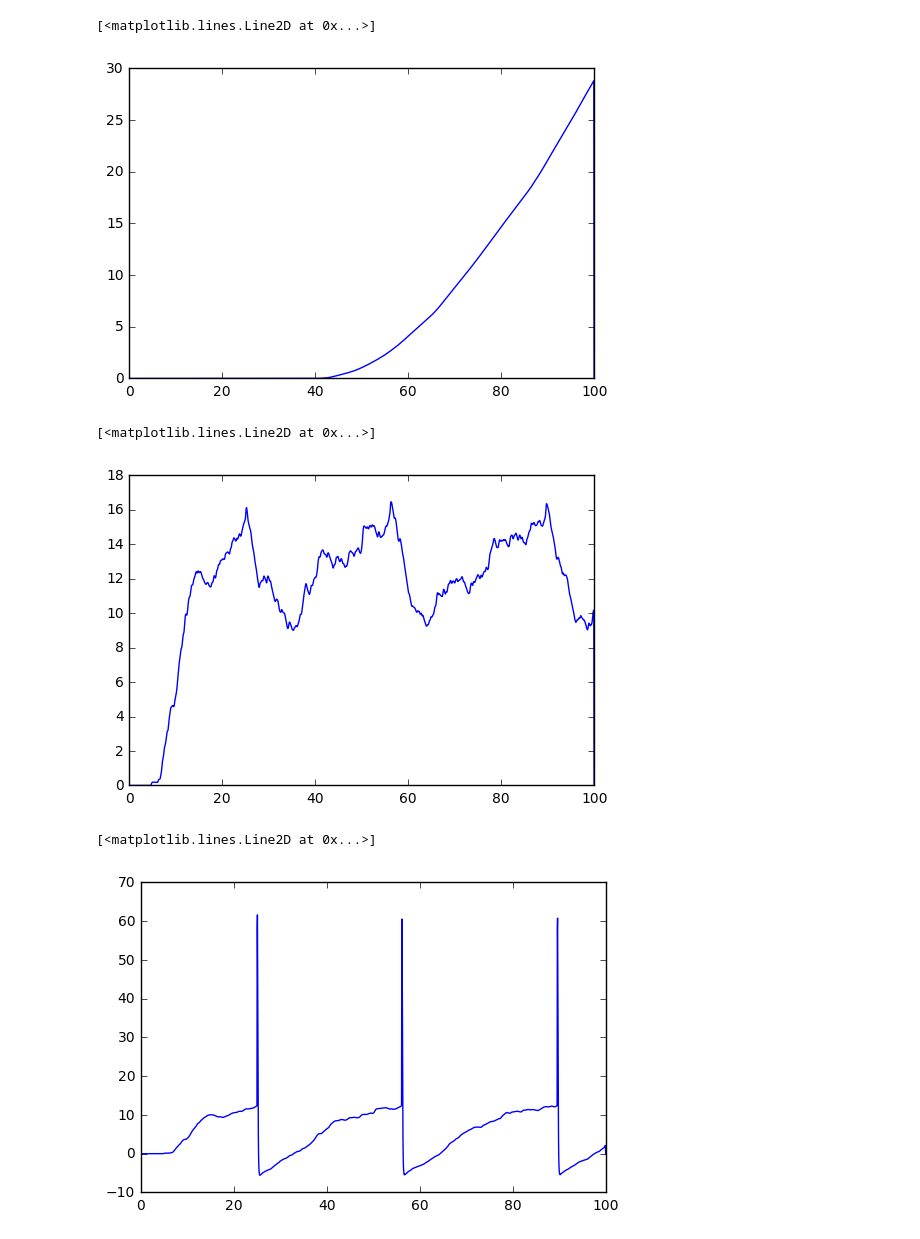
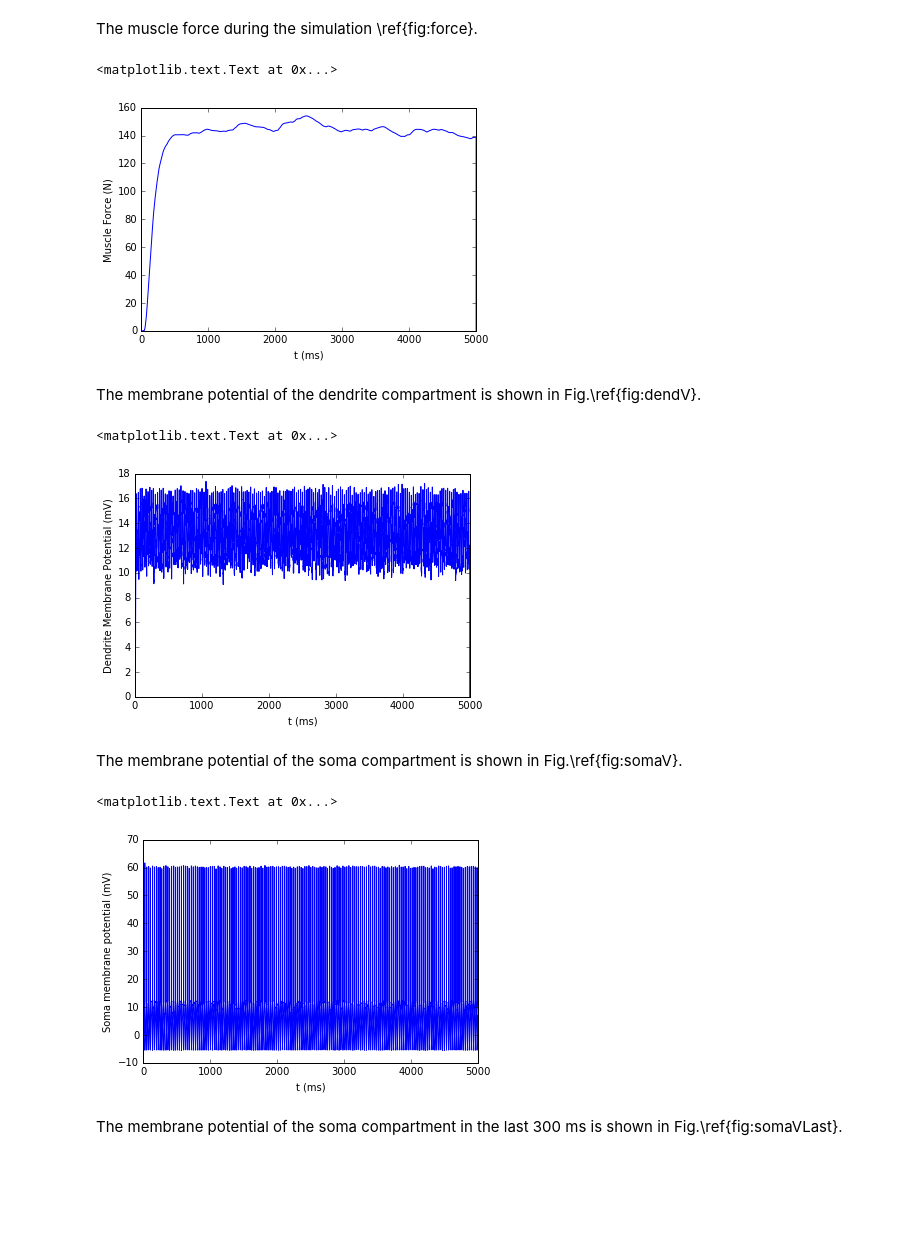
Before and after one commit to rnwatanabe/projectPR, a Jupyter notebook: ExampleNotebooks/MNPoolWithDescendingCommand.ipynb, the cells around one changed output. Drawn from its saved outputs; the diff is of its cells as text; code cells hidden in the pictures; blank space fills up the shorter version.

```diff
--- a/ExampleNotebooks/MNPoolWithDescendingCommand.ipynb
+++ b/ExampleNotebooks/MNPoolWithDescendingCommand.ipynb
@@ -14,7 +14,7 @@ from NeuralTract import NeuralTract
 from SynapsesFactory import SynapsesFactory
 # %%
 conf = Configuration('confMNPoolWithDescendingCommand.rmto')
-conf.simDuration_ms = 100 # Here I change simulation duration without changing the Configuration file.
+conf.simDuration_ms = 5000 # Here I change simulation duration without changing the Configuration file.
 # %%
 pools = dict()
 pools[0] = MotorUnitPool(conf, 'SOL')
@@ -64,18 +92,32 @@ plt.plot(pools[0].poolTerminalSpikes[:, 0],
+# %% [markdown]
+The muscle force during the simulation \ref{fig:force}.
 # %%
 plt.figure()
 plt.plot(t, pools[0].Muscle.force, '-')
+plt.xlabel('t (ms)')
+plt.ylabel('Muscle Force (N)')
 # %% [output]
-[<matplotlib.lines.Line2D at 0x...>]
+<matplotlib.text.Text at 0x...>
-[figure, old version]
+[figure, new version]
+# %% [markdown]
+The membrane potential of the dendrite compartment is shown in Fig.\ref{fig:dendV}.
 # %%
 plt.figure()
 plt.plot(t, dendV, '-')
+plt.xlabel('t (ms)')
+plt.ylabel('Dendrite Membrane Potential (mV)')
 # %% [output]
-[<matplotlib.lines.Line2D at 0x...>]
+<matplotlib.text.Text at 0x...>
-[figure, old version]
+[figure, new version]
+# %% [markdown]
+The membrane potential of the soma compartment is shown in Fig.\ref{fig:somaV}.
 # %%
 plt.figure()
 plt.plot(t, somaV, '-')
+plt.xlabel('t (ms)')
+plt.ylabel('Soma membrane potential (mV)')
 # %% [output]
-[<matplotlib.lines.Line2D at 0x...>]
+<matplotlib.text.Text at 0x...>
-[figure, old version]
+[figure, new version]
+# %% [markdown]
+The membrane potential of the soma compartment in the last 300 ms is shown in Fig.\ref{fig:somaVLast}.
```
Also changed, not shown: parts of 13 cells of this notebook, 36 other files.
